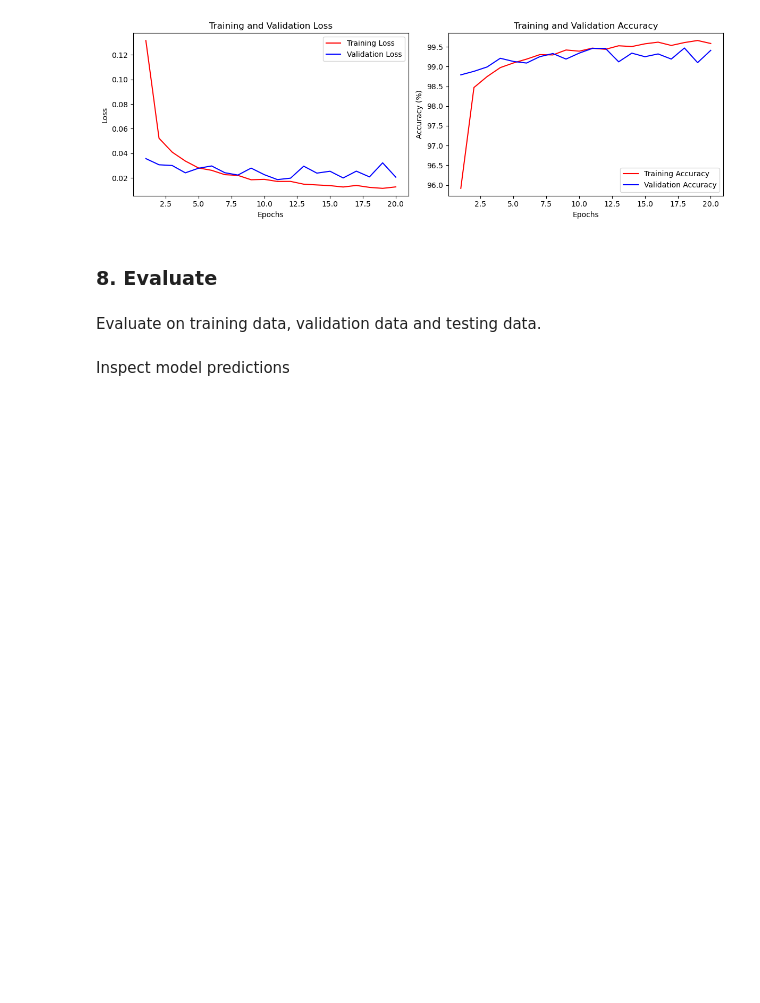
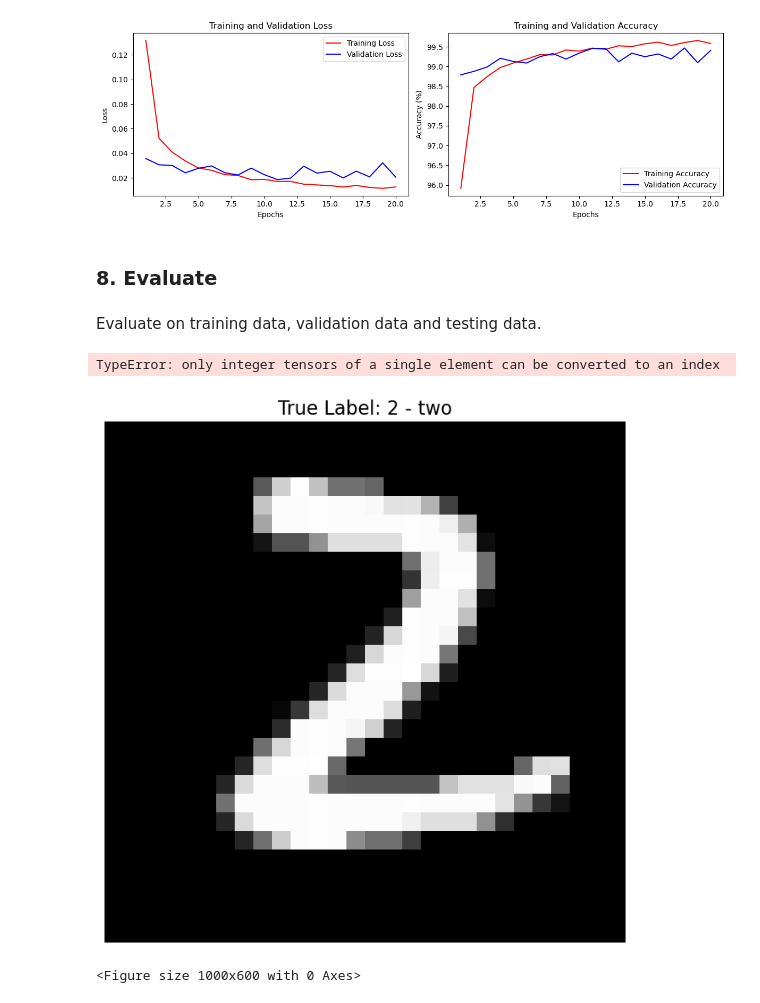
Before and after one commit to Dina996/ma1, a Jupyter notebook: Desktop/project/ma1/assignments/cnn.ipynb, the cells around one changed output. Saved outputs shown, nothing was run; the diff lists cells and outputs as text; code cells hidden in the pictures; blank space fills up the shorter version.

```diff
--- a/Desktop/project/ma1/assignments/cnn.ipynb
+++ b/Desktop/project/ma1/assignments/cnn.ipynb
@@ -520,2 +416,0 @@ def fit(model: nn.Module, train_loader: DataLoader, val_loader: DataLoader, devi
-# %% [markdown]
-Inspect model predictions
@@ -566,0 +417,62 @@ plot_probabilities(
+# %%
+def evaluate(model: nn.Module, data_loader: DataLoader, device, criterion: nn.Module) -> dict:
+    model.eval()  # Set model to evaluation mode
+    running_loss = 0.0
+    correct = 0
+    total = 0
+
+    with torch.no_grad():  # No gradient calculations for evaluation
+        for images, labels in data_loader:
+            images, labels = images.to(device), labels.to(device)
+            outputs = model(images)  # Forward pass
+            loss = criterion(outputs, labels)  # Compute loss
+            running_loss += loss.item()
+
+            _, predicted = torch.max(outputs.data, 1)  # Get predictions
+            total += labels.size(0)
+            correct += (predicted == labels).sum().item()
+
+
+
+    # Calculate average loss and accuracy
+    avg_loss = running_loss / len(data_loader)
+    accuracy = 100 * correct / total
+
+    return {"loss": avg_loss, "accuracy": accuracy}
+# Get a single image and its label from the test dataset
+index = np.random.randint(len(test))  # Randomly select an index
+image, label = test[index]
+
+# Prepare the image for prediction
+model.eval()  # Set the model to evaluation mode
+with torch.no_grad():
+    input_image = image.unsqueeze(0).to(device)                     # Add batch dimension and move to device
+    outputs = model(input_image)                                    # Get model predictions
+    probabilities = torch.nn.functional.softmax(outputs[0], dim=0)  # Apply softmax to get probabilities
+
+plot_probabilities(
+    image = image,
+    label = label,
+    probabilities = probabilities,
+    classes = test.classes,
+    n = 5
+)
+evaluate(
+    model = model,
+    data_loader = val_loader,  # evaluate on validation data
+    device = device,
+    criterion = criterion,
+    flatten = False
+)
+evaluate(
+    model = model,
+    data_loader = test_loader,  # evaluate on testing data
+    device = device,
+    criterion = criterion,
+    flatten = False
+)
+test_loader = DataLoader(TensorDataset(test_data, test_labels), batch_size=64, shuffle=False)
+# %% [output]
+TypeError: only integer tensors of a single element can be converted to an index
+[figure, added]
+<Figure size 1000x600 with 0 Axes>
```
Also changed, not shown: parts of 2 cells of this notebook.
